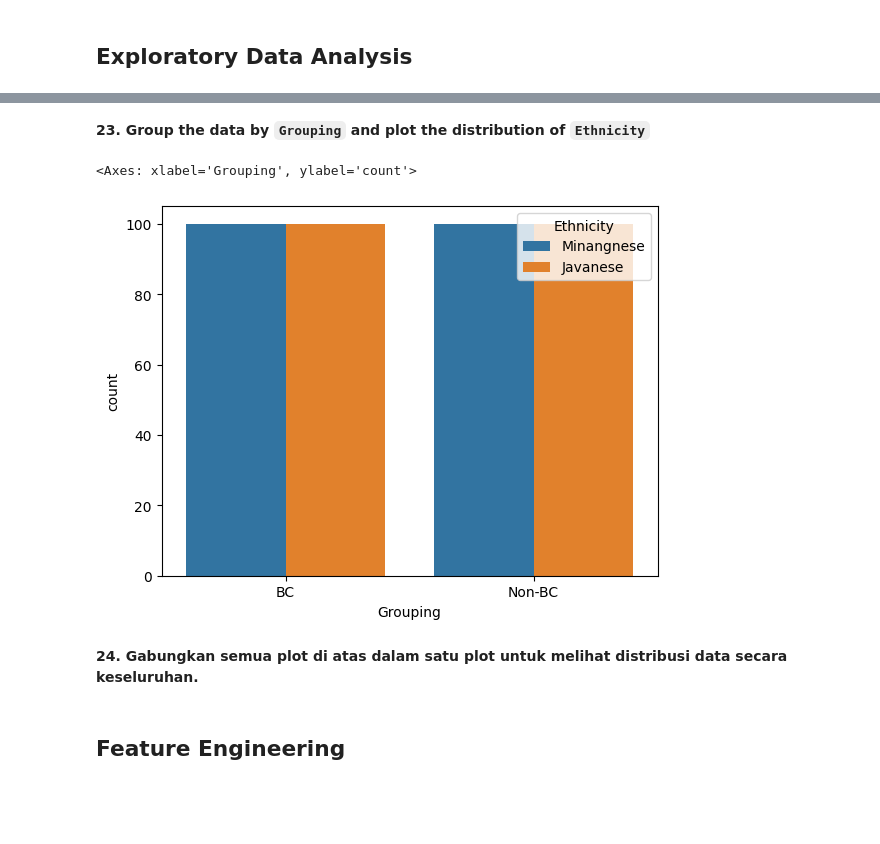
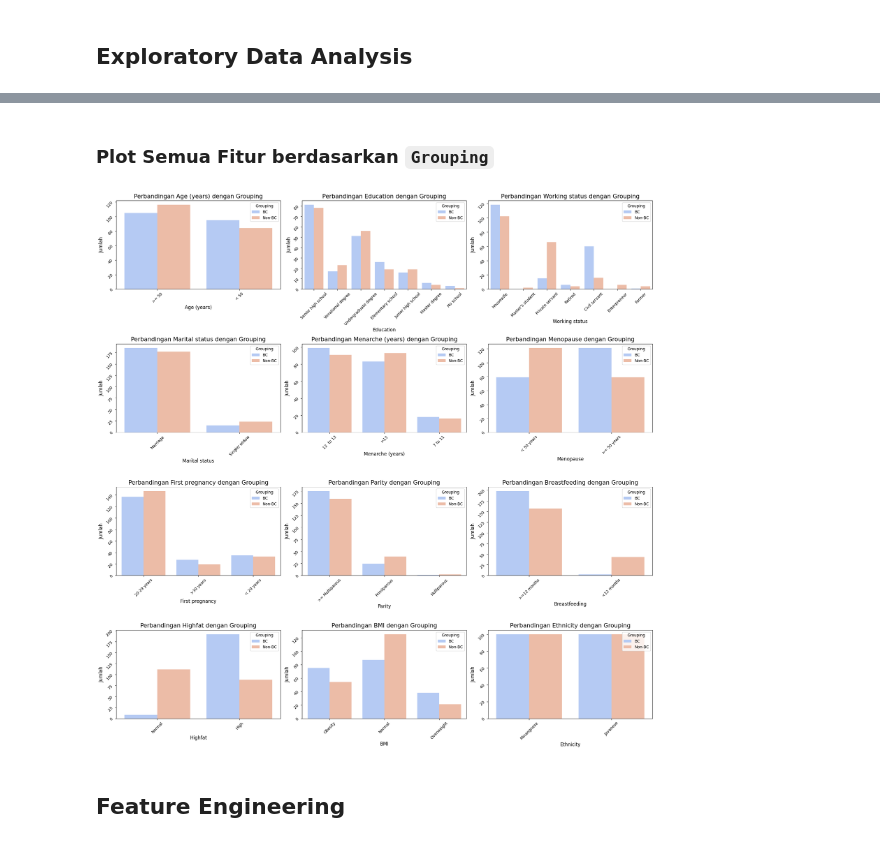
Before and after one commit to rudyhendrawn/gemastik24-data-mining, a Jupyter notebook: eda-feature-selection.ipynb, the cells around one changed output, grey strips where cells are left out. Cells and saved outputs as stored; diff of their text form; code cells hidden in the pictures; blank space fills up the shorter version.

Commit message:
refine the feature plots using group plots

```diff
--- a/eda-feature-selection.ipynb
+++ b/eda-feature-selection.ipynb
@@ -3,7 +3,7 @@ import pandas as pd
 import seaborn as sns
 import matplotlib.pyplot as plt
 # %%
-df = pd.read_csv('datasets/breast-cancer.csv')
+df = pd.read_csv('src/gemastik24-data-mining/datasets/breast-cancer.csv') # Ubah sesuai dengan lokasi relatif file breast-cancer.csv
 df.head()
 # %% [output]
 |  | Grouping | Age (years) | Education | Working status | Marital status | Menarche (years) | Menopause | ... |
@@ -186,12 +17,26 @@ sns.countplot(data=df, x='Grouping', hue='BMI')
-# %% [markdown]
-**23. Group the data by `Grouping` and plot the distribution of `Ethnicity`**
-# %%
-sns.countplot(data=df, x='Grouping', hue='Ethnicity')
-# %% [output]
-<Axes: xlabel='Grouping', ylabel='count'>
-[figure, removed]
-# %% [markdown]
-**24. Gabungkan semua plot di atas dalam satu plot untuk melihat distribusi data secara keseluruhan.**
+# %% [markdown]
+### Plot Semua Fitur berdasarkan `Grouping`
+# %%
+def plot_group(data, columns, rows, cols):
+	fig, axes = plt.subplots(rows, cols, figsize=(20, rows*5))
+	axes = axes.flatten()
+
+	for i, col in enumerate(columns):
+		sns.countplot(data=data, x=col, hue='Grouping', ax=axes[i], palette='coolwarm')
+		axes[i].set_title(f'Perbandingan {col} dengan Grouping', fontsize=15)
+		axes[i].set_xlabel(col, fontsize=12)
+		axes[i].set_ylabel('Jumlah', fontsize=12)
+		axes[i].tick_params(labelrotation=45)
+
+		for ax in axes[len(columns):]:
+			ax.remove()
+		plt.tight_layout()
+# %%
+# Plot
+plot_columns = df.columns.drop('Grouping')
+plot_group(df, plot_columns, 4, 3)
+# %% [output]
+[figure, added]
 # %% [markdown]
 ## Feature Engineering
 # %% [markdown]
```
Also changed, not shown: parts of 49 cells of this notebook.
